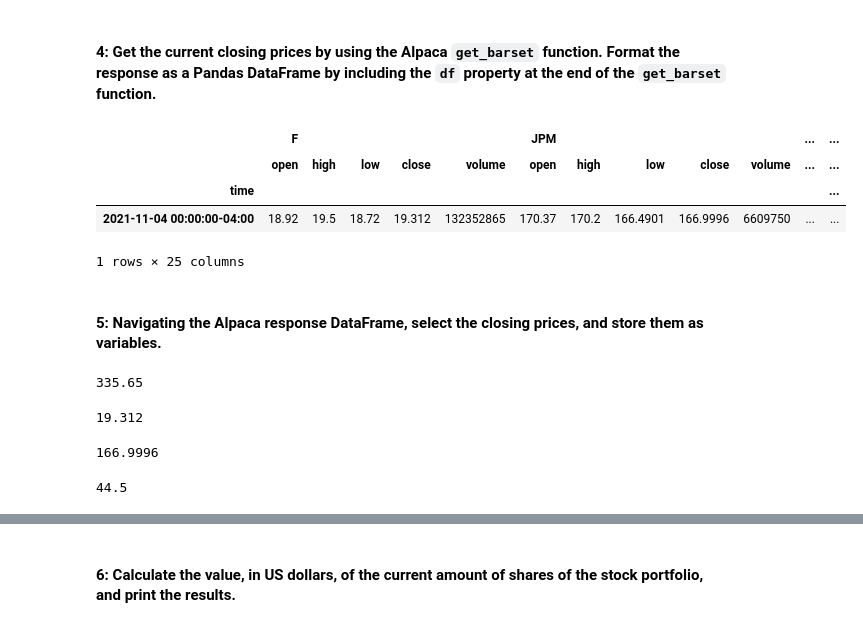
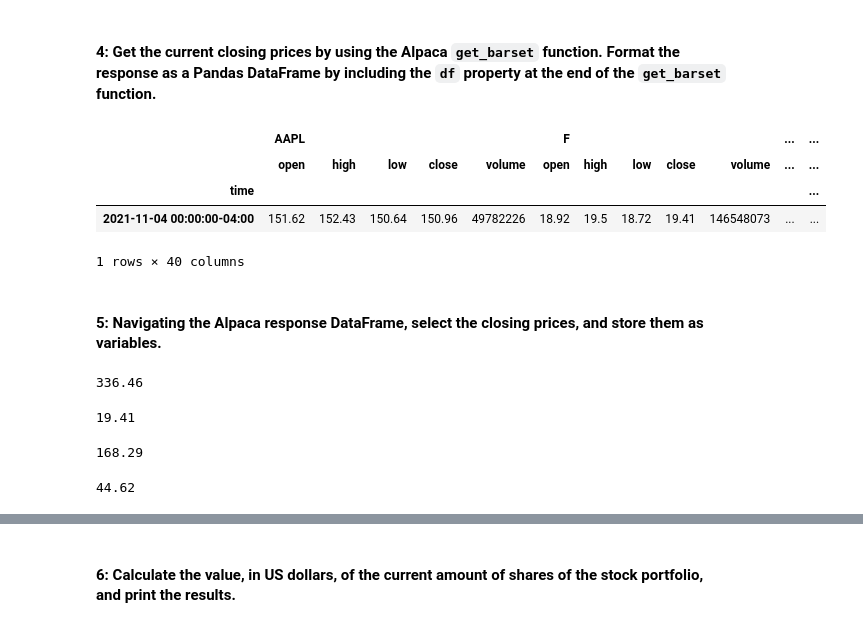
Before and after one commit to stefimaz/Dividend_reinvesting, a Jupyter notebook: systematic_inv.ipynb, the cells around one changed output, grey strips where cells are left out. Saved outputs shown, nothing was run; the diff lists cells and outputs as text; code cells hidden in the pictures.

Commit message:
added 3 csv for new stocks, updated systematic with new stock

```diff
--- a/systematic_inv.ipynb
+++ b/systematic_inv.ipynb
@@ -61,7 +61,7 @@ alpaca = tradeapi.REST(
     api_version="v2")
 # %%
 # Set the tickers
-tickers = ["MSFT","F","JPM","MO","T"]
+tickers = ["MSFT","F","JPM","MO","T","XOM","LUMN","AAPL"]
 # %%
 # Set timeframe to one day ('1D') for the Alpaca API
 timeframe = "1D"
@@ -73,59 +73,59 @@ end_date = pd.Timestamp("today", tz="America/New_York").isoformat()
 #### 4: Get the current closing prices by using the Alpaca `get_barset` function. Format the response as a Pandas DataFrame by including the `df` property at the end of the `get_barset` function.
 # %%
 # Use the Alpaca get_barset function to get current closing prices the portfolio
-current_msft_price_df = alpaca.get_barset(
+current_stock_price_df = alpaca.get_barset(
     tickers,
     timeframe,
     start = start_date,
     end = end_date
 ).df
 
 # Review the first 5 rows of the Alpaca DataFrame
-current_msft_price_df.head()
+current_stock_price_df.head()
 # %% [output]
-|  | F |  |  |  |  | JPM |  |  |  |  | ... | ... |
+|  | AAPL |  |  |  |  | F |  |  |  |  | ... | ... |
 |  | open | high | low | close | volume | open | high | low | close | volume | ... | ... |
 | time |  |  |  |  |  |  |  |  |  |  |  | ... |
-| 2021-11-04 00:00:00-04:00 | 18.92 | 19.5 | 18.72 | 19.312 | 132352865 | 170.37 | 170.2 | 166.4901 | 166.9996 | 6609750 | ... | ... |
+| 2021-11-04 00:00:00-04:00 | 151.62 | 152.43 | 150.64 | 150.96 | 49782226 | 18.92 | 19.5 | 18.72 | 19.41 | 146548073 | ... | ... |
-1 rows × 25 columns
+1 rows × 40 columns
 # %% [markdown]
 #### 5: Navigating the Alpaca response DataFrame, select the closing prices, and store them as variables.
 # %%
 # Access the closing price for MSFT from the Alpaca DataFrame
 # Converting the value to a floating point number
-msft_close_price = float(current_msft_price_df["MSFT"]["close"])
+msft_close_price = float(current_stock_price_df["MSFT"]["close"])
 
 # Print the MSFT closing price
 print(msft_close_price)
 # %% [output]
-335.65
+336.46
 # %%
 # Access the closing price for F from the Alpaca DataFrame
 # Converting the value to a floating point number
-f_close_price = float(current_msft_price_df["F"]["close"])
+f_close_price = float(current_stock_price_df["F"]["close"])
 
 # Print the MSFT closing price
 print(f_close_price)
 # %% [output]
-19.312
+19.41
 # %%
 # Access the closing price for JPM from the Alpaca DataFrame
 # Converting the value to a floating point number
-jpm_close_price = float(current_msft_price_df["JPM"]["close"])
+jpm_close_price = float(current_stock_price_df["JPM"]["close"])
 
 # Print the MSFT closing price
 print(jpm_close_price)
 # %% [output]
-166.9996
+168.29
 # %%
 # Access the closing price for MO from the Alpaca DataFrame
 # Converting the value to a floating point number
-mo_close_price = float(current_msft_price_df["MO"]["close"])
+mo_close_price = float(current_stock_price_df["MO"]["close"])
 
 # Print the MSFT closing price
 print(mo_close_price)
 # %% [output]
-44.5
+44.62
 # %%
 # Access the closing price for T from the Alpaca DataFrame
 # Converting the value to a floating point number
```
Also changed, not shown: parts of 22 cells of this notebook, 8 other files.
